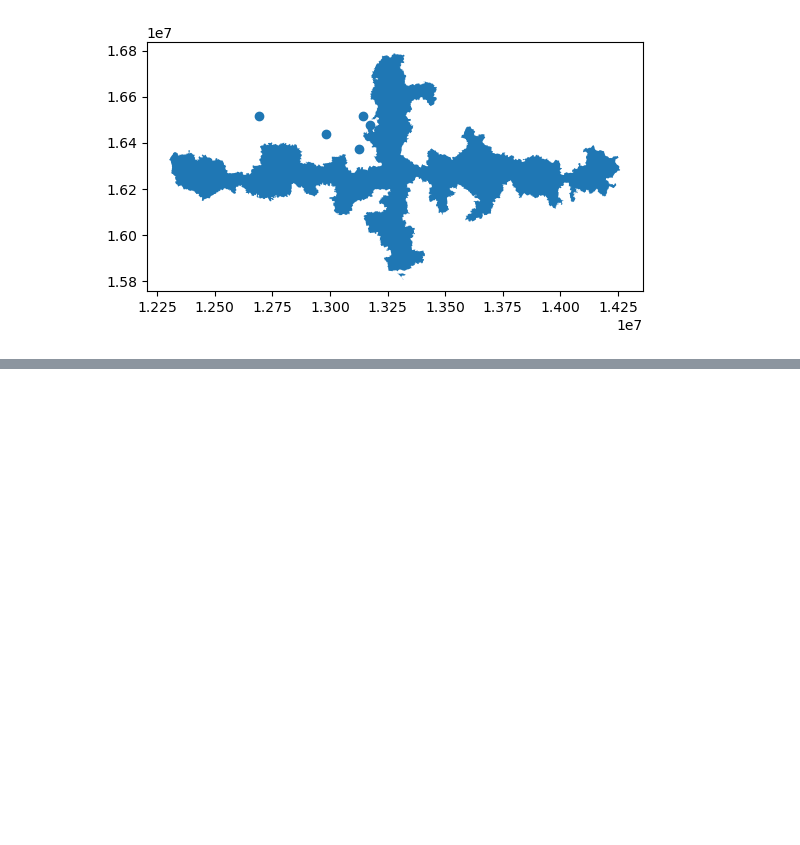
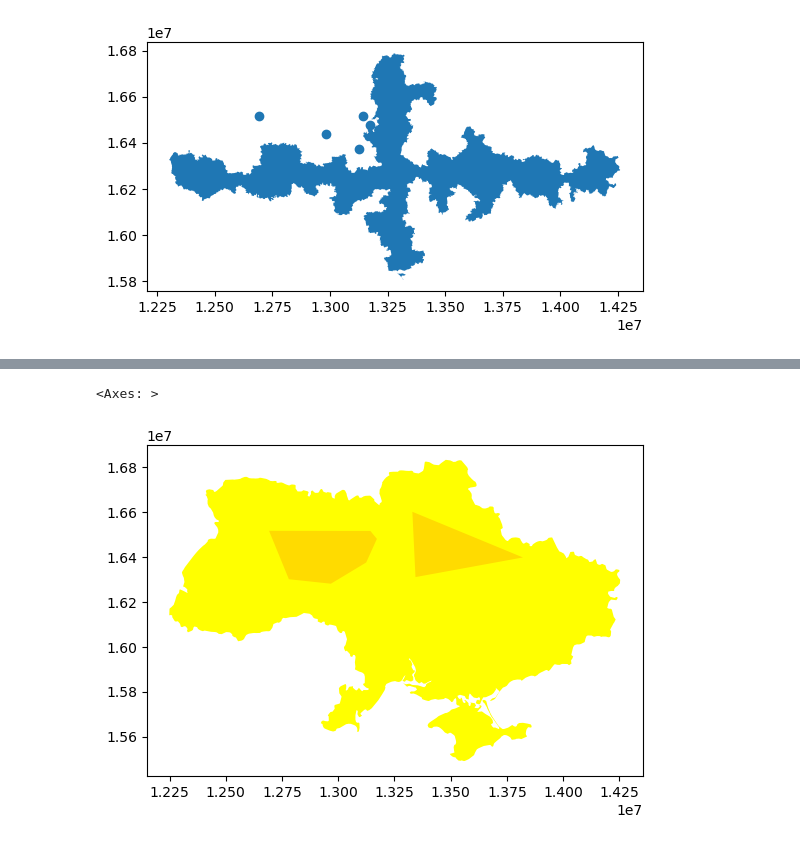
Before and after one commit to ZurinaGarcia/tareaEntregable3, a Jupyter notebook: index.ipynb, the cells around one changed output, grey strips where cells are left out. Saved outputs shown, nothing was run; the diff lists cells and outputs as text; code cells hidden in the pictures; blank space fills up the shorter version.

```diff
--- a/index.ipynb
+++ b/index.ipynb
@@ -722,0 +733,16 @@ Ukraine_AirTopRight_hull.plot(ax=base,facecolor='green',
+# %%
+import geopandas as gpd
+
+# Convertir GeoSeries a GeoDataFrames
+Ukraine_AirTopLeft_df = gpd.GeoDataFrame(geometry=[Ukraine_AirTopLeft_hull.unary_union])
+Ukraine_AirTopRight_df = gpd.GeoDataFrame(geometry=[Ukraine_AirTopRight_hull.unary_union])
+
+# Overlay simétrico entre dos conjuntos de aeropuertos convertidos a GeoDataFrames
+result_symmetric_difference = Ukraine_AirTopLeft_df.overlay(Ukraine_AirTopRight_df, how='symmetric_difference')
+
+# Visualizar los resultados
+base=ukraine.plot(facecolor='yellow')
+result_symmetric_difference.plot(ax=base, facecolor='orange', alpha=0.4)
+# %% [output]
+<Axes: >
+[figure, added]
```
Also changed, not shown: parts of 10 cells of this notebook, 1 other file.
